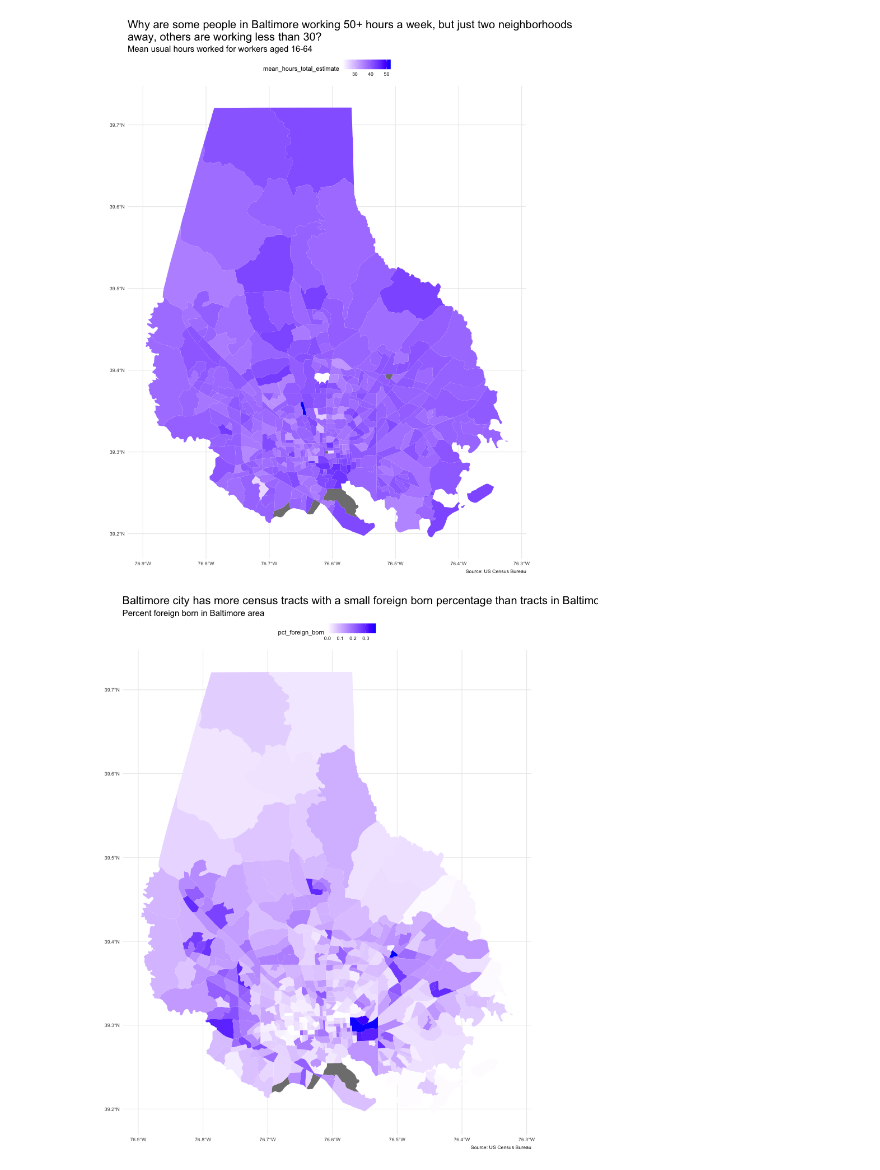
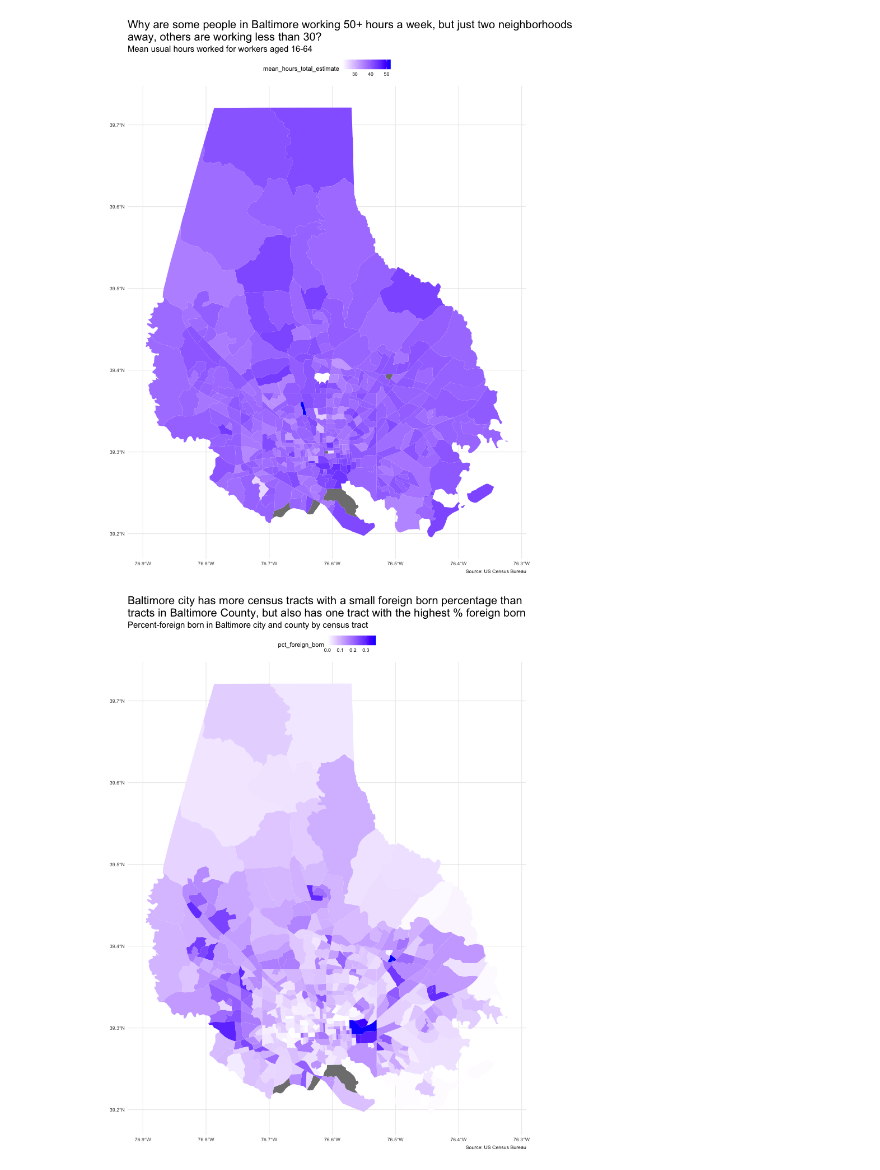
Before and after one commit to data4news/ggplot-census-annikamcginnis, a Jupyter notebook: your-question.ipynb, the cells around one changed output. Saved outputs shown, nothing was run; the diff lists cells and outputs as text; code cells hidden in the pictures.

```diff
--- a/your-question.ipynb
+++ b/your-question.ipynb
@@ -394,24 +394,24 @@ md_census_data %>%
 # %%
 %%R -w 1000 -h 1000
 
 md_census_data %>%
   ggplot(aes(fill = pct_foreign_born)) +
   geom_sf(color = NA) +
   scale_fill_gradient(low="white", high="blue") +
   theme_minimal() +
   labs(
-    title = "Baltimore city has more census tracts with a small foreign born percentage than tracts in Baltimore County, but also has one tract with the highest percent foreign born",
-    subtitle = "Percent foreign born in Baltimore area",
+    title = "Baltimore city has more census tracts with a small foreign born percentage than\ntracts in Baltimore County, but also has one tract with the highest % foreign born",
+    subtitle = "Percent-foreign born in Baltimore city and county by census tract",
     caption = "Source: US Census Bureau"
   ) +
   theme(
     #make title and subitle bigger
     plot.title = element_text(size = 20),
     plot.subtitle = element_text(size = 15),
     # move legend to top
     legend.position = "top"
   )
 
 #ggsave("baltimore_foreignborn.png", width = 10, height = 10, units = "in", dpi = 300, scale = 1.5)
 # %% [output]
-[figure, old version]
+[figure, new version]
```
Also changed, not shown: 1 other file.
